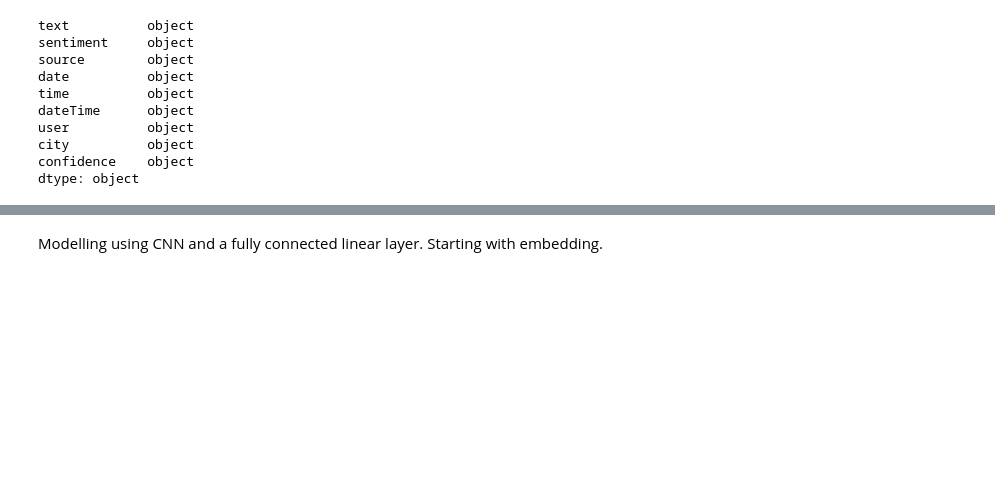
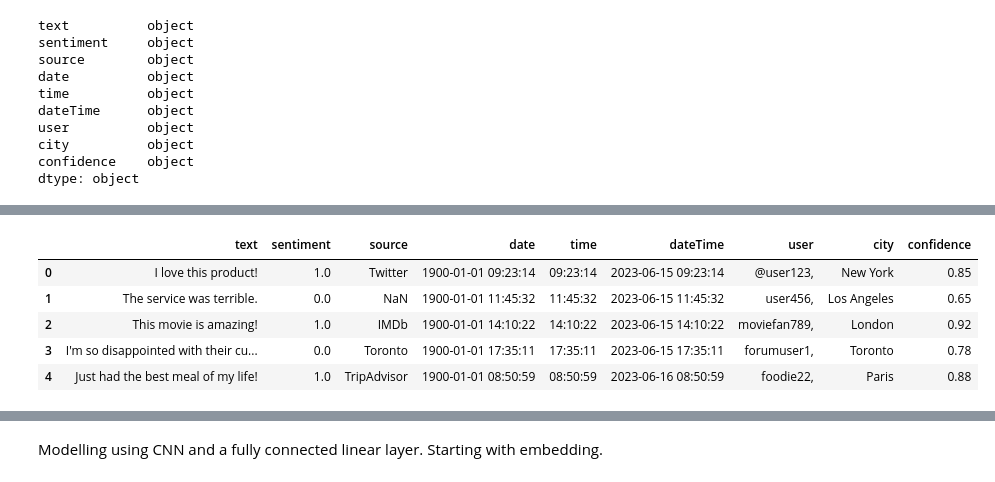
Before and after one commit to scottpitcher/text_analysis, a Jupyter notebook: Vax_sent_analysis.ipynb, the cells around one changed output, grey strips where cells are left out. Drawn from its saved outputs; the diff is of its cells as text; code cells hidden in the pictures; blank space fills up the shorter version.

```diff
--- a/Vax_sent_analysis.ipynb
+++ b/Vax_sent_analysis.ipynb
@@ -81,0 +109,24 @@ dtype: object
+# %%
+#changing datatypes
+from datetime import datetime
+categories = {"text":"string",
+              "sentiment":"category",
+              "source":"category",
+              "date": "datetime64[ns]",
+              "time":"string",
+              "dateTime":"datetime64[ns]",
+              "user":"category",
+              "city":"category",
+              "confidence":"float"}
+
+
+reviews_clean = reviews.astype(categories)
+reviews_clean['date'] = reviews_clean['time'].apply(lambda x: datetime.strptime(x, '%H:%M:%S') if pd.notna(x) else pd.NaT)
+reviews_clean.head()
+# %% [output]
+|  | text | sentiment | source | date | time | dateTime | user | city | confidence |
+| 0 | I love this product! | 1.0 | Twitter | 1900-01-01 09:23:14 | 09:23:14 | 2023-06-15 09:23:14 | @user123, | New York | 0.85 |
+| 1 | The service was terrible. | 0.0 | NaN | 1900-01-01 11:45:32 | 11:45:32 | 2023-06-15 11:45:32 | user456, | Los Angeles | 0.65 |
+| 2 | This movie is amazing! | 1.0 | IMDb | 1900-01-01 14:10:22 | 14:10:22 | 2023-06-15 14:10:22 | moviefan789, | London | 0.92 |
+| 3 | I'm so disappointed with their cu... | 0.0 | Toronto | 1900-01-01 17:35:11 | 17:35:11 | 2023-06-15 17:35:11 | forumuser1, | Toronto | 0.78 |
+| 4 | Just had the best meal of my life! | 1.0 | TripAdvisor | 1900-01-01 08:50:59 | 08:50:59 | 2023-06-16 08:50:59 | foodie22, | Paris | 0.88 |
```
Also changed, not shown: parts of 5 cells of this notebook.
